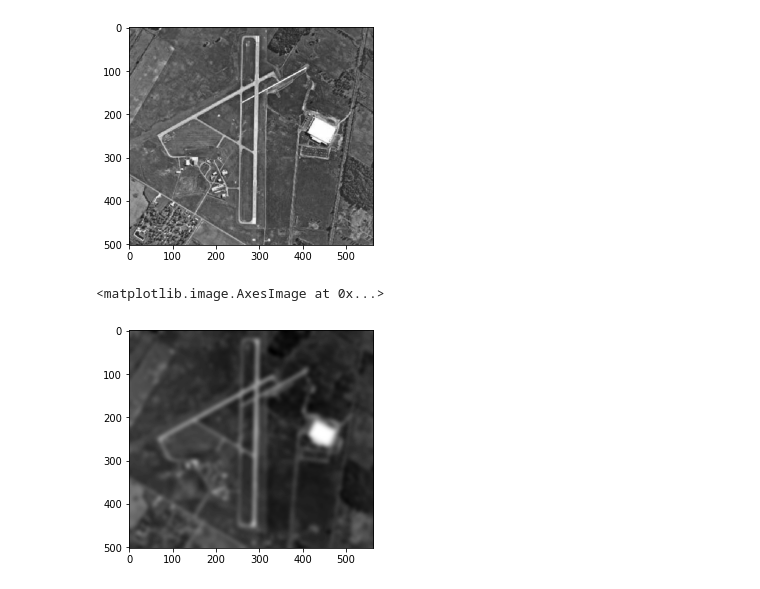
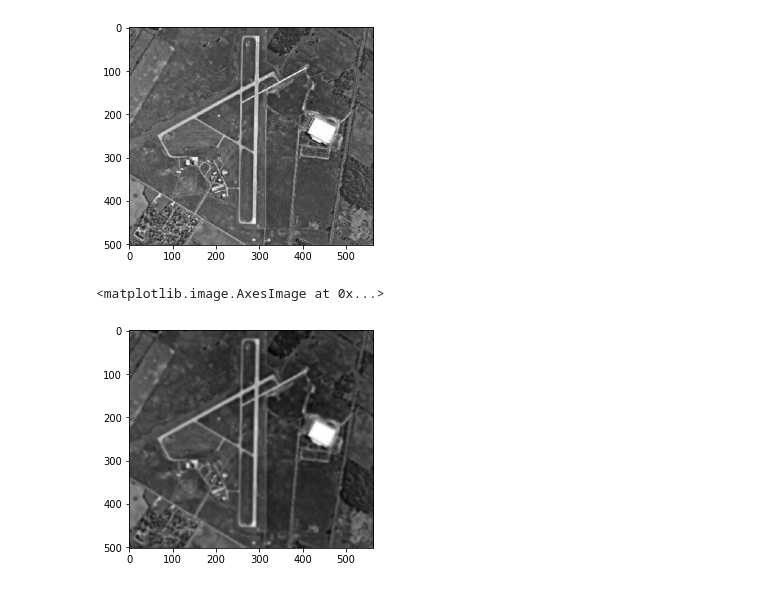
Before and after one commit to swzhxx/DIP, a Jupyter notebook: segmentation/canny-edge.ipynb, the cells around one changed output. Cells and saved outputs as stored; diff of their text form; code cells hidden in the pictures.

```diff
--- a/segmentation/canny-edge.ipynb
+++ b/segmentation/canny-edge.ipynb
@@ -11,12 +12,12 @@ plt.imshow(f , "gray")
 # %%
 # Gauss Blur
 f = f.copy()
-g = ndim.gaussian_filter(f , sigma =5)
+g = ndim.gaussian_filter(f , sigma =2)
 
 plt.imshow(g,"gray")
 # %% [output]
 <matplotlib.image.AxesImage at 0x...>
-[figure, old version]
+[figure, new version]
 # %%
 # 计算 x,y方向上的梯度
 def gradient(f):
```
Also changed, not shown: parts of 10 cells of this notebook, 1 other file.
